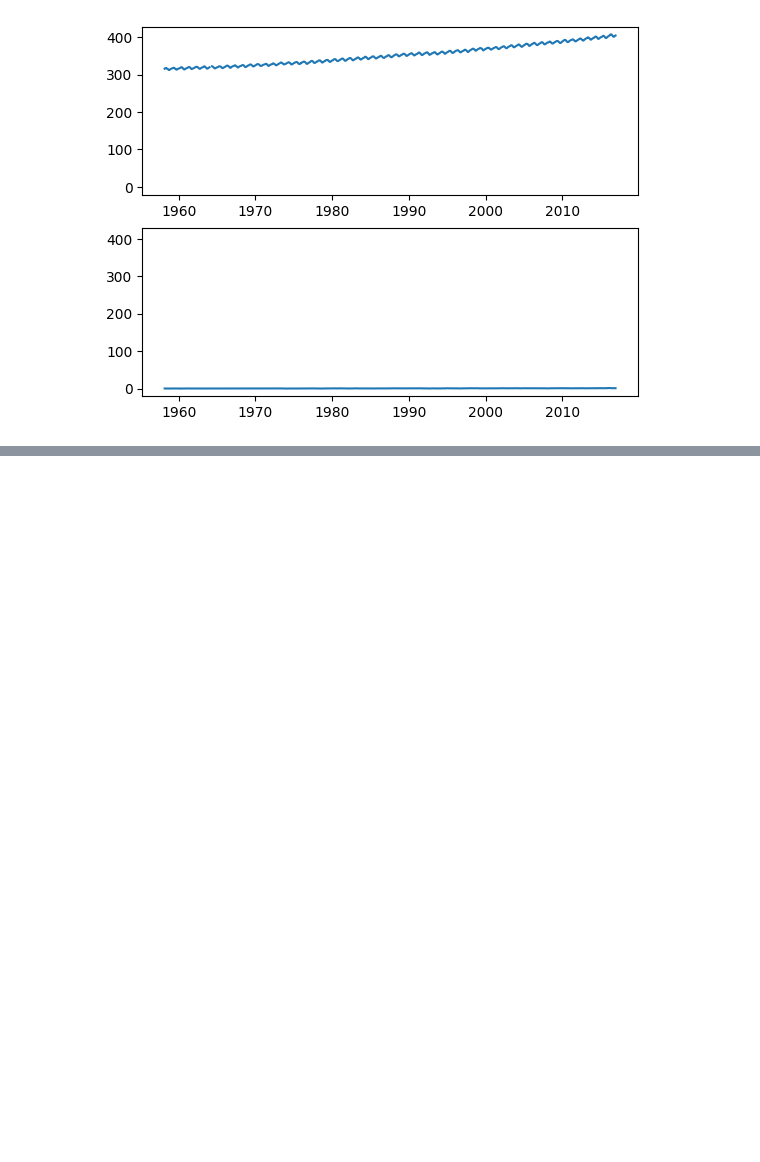
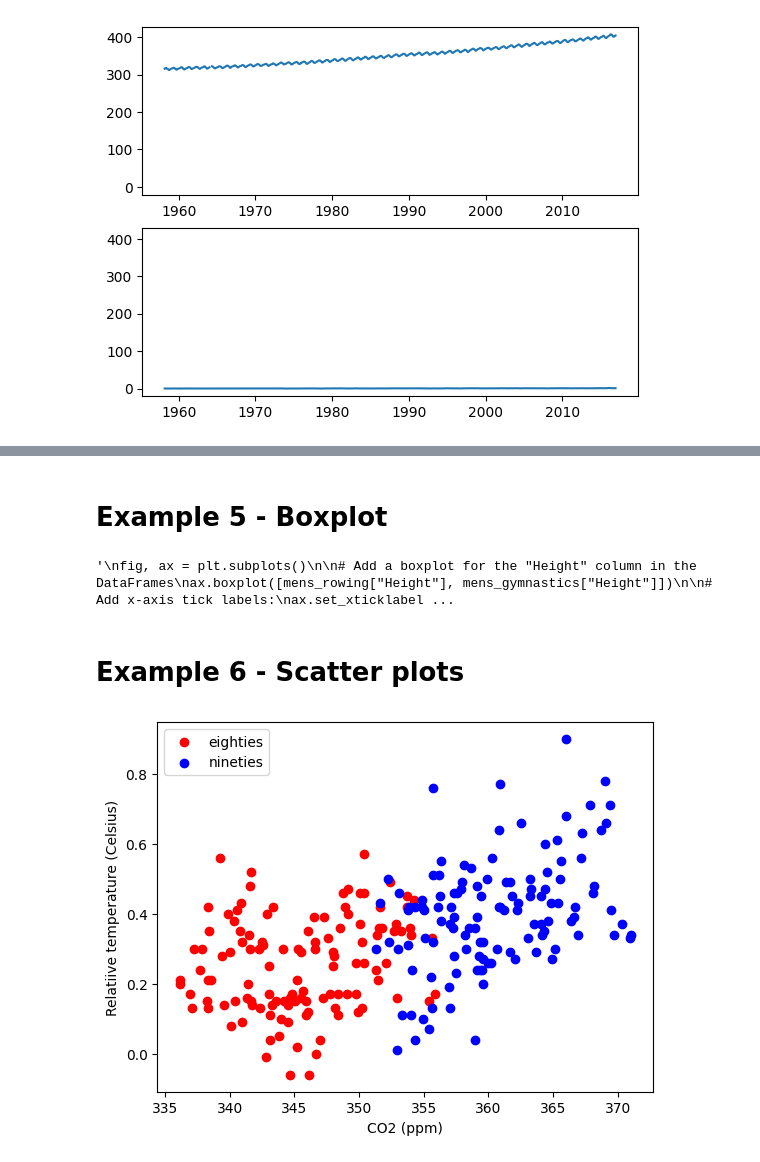
Before and after one commit to FranGiordano/machine-learning-datacamp, a Jupyter notebook: practice/matplotlib.ipynb, the cells around one changed output, grey strips where cells are left out. Drawn from its saved outputs; the diff is of its cells as text; code cells hidden in the pictures; blank space fills up the shorter version.

```diff
--- a/practice/matplotlib.ipynb
+++ b/practice/matplotlib.ipynb
@@ -48,0 +72,33 @@ plt.show()
+# %% [markdown]
+# Example 5 - Boxplot
+# %%
+"""
+fig, ax = plt.subplots()
+
+# Add a boxplot for the "Height" column in the DataFrames
+ax.boxplot([mens_rowing["Height"], mens_gymnastics["Height"]])
+
+# Add x-axis tick labels:
+ax.set_xticklabels(["Rowing", "Gymnastics"])
+
+# Add a y-axis label
+ax.set_ylabel("Height (cm)")
+
+plt.show()
+"""
+# %% [output]
+'\nfig, ax = plt.subplots()\n\n# Add a boxplot for the "Height" column in the DataFrames\nax.boxplot([mens_rowing["Height"], mens_gymnastics["Height"]])\n\n# Add x-axis tick labels:\nax.set_xticklabel ...
+# %% [markdown]
+# Example 6 - Scatter plots
+# %%
+eighties = climate_change["1980-01-01":"1989-12-31"]
+nineties = climate_change["1990-01-01":"1999-12-31"]
+fig, ax = plt.subplots()
+ax.scatter(eighties["co2"], eighties["relative_temp"], color="red", label="eighties")
+ax.scatter(nineties["co2"], nineties["relative_temp"], color="blue", label="nineties")
+ax.set_xlabel("CO2 (ppm)")
+ax.set_ylabel("Relatiive temperature (Celsius)")
+ax.legend()
+plt.show()
+# %% [output]
+[figure, added]
```
Also changed, not shown: parts of 9 cells of this notebook, 2 other files.
